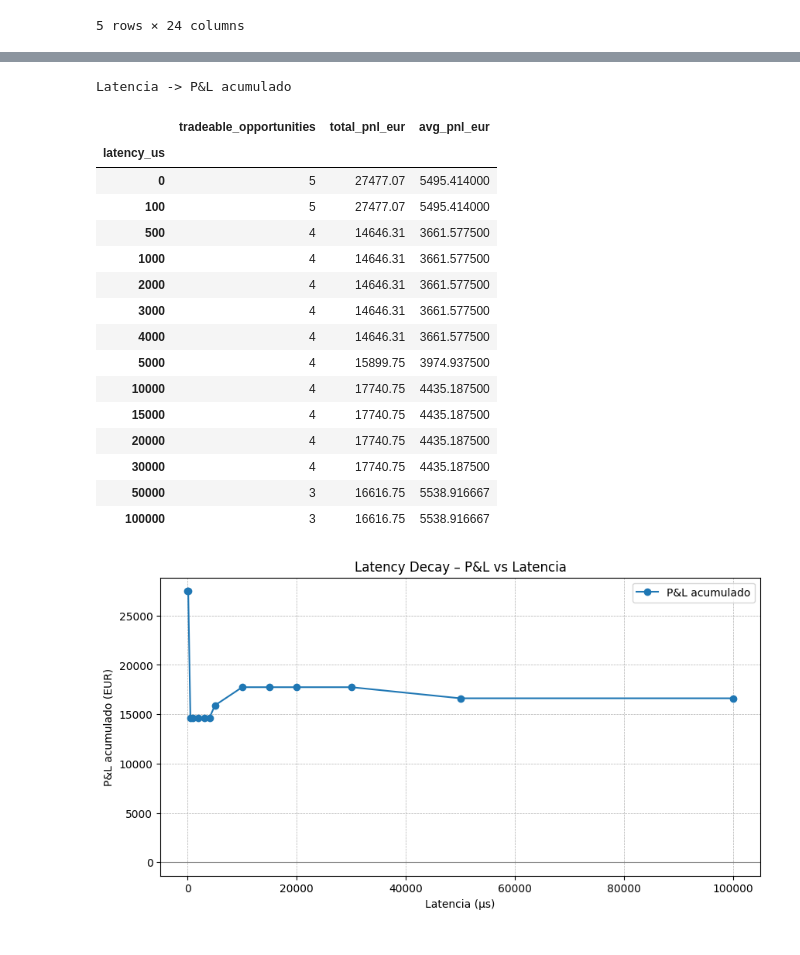
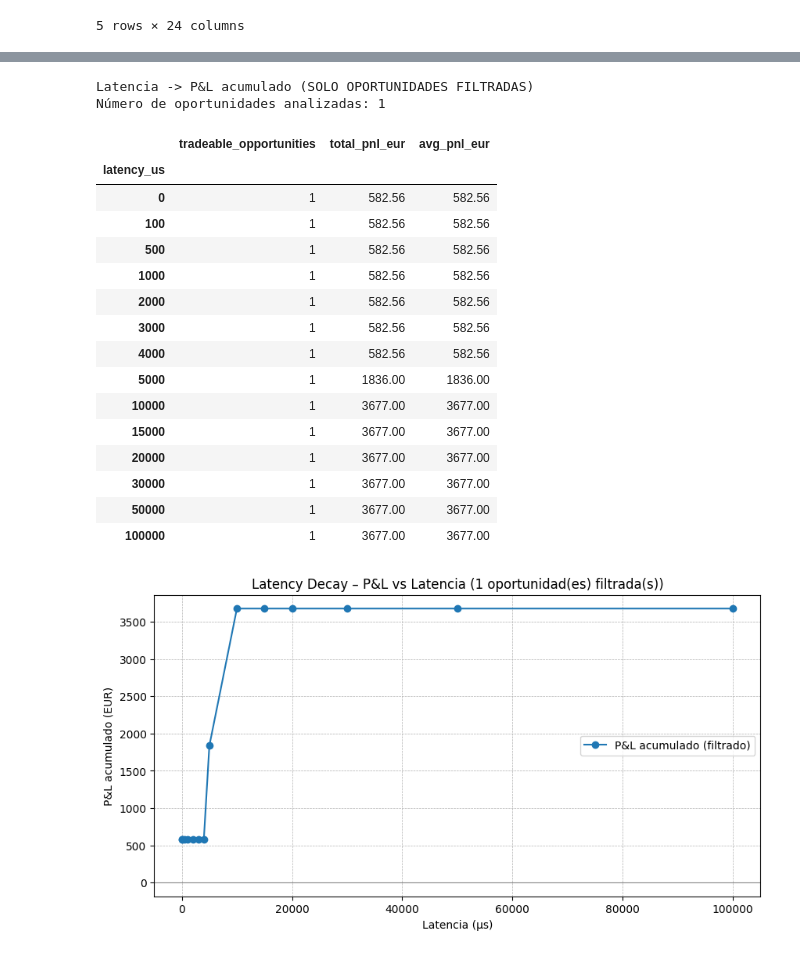
Before and after one commit to rodovilllapa210/PracticaRV, a Jupyter notebook: PracticaRV.ipynb, the cells around one changed output, grey strips where cells are left out. Drawn from its saved outputs; the diff is of its cells as text; code cells hidden in the pictures.

```diff
--- a/PracticaRV.ipynb
+++ b/PracticaRV.ipynb
@@ -427,0 +547,10 @@ P&L teórico (latencia 0, sin doble conteo): 27,477.07 €
+# %%
+# ---- CONFIGURACIÓN DE FILTROS PARA OPORTUNIDADES ----
+
+FILTER_CONFIG = {
+    "min_duration_ms": 5.0,          # duración mínima razonable
+    "max_duration_ms": 60_000.0,     # límite para stale quotes
+    "max_spread_eur": 50.0,          # spread máximo razonable
+    "min_tradable_qty": 5,           # mínimo aceptable
+    "depth_100_qty_max": 3,          # profundidad=100% pero qty pequeña → sospechoso
+}
@@ -427,0 +608,13 @@ P&L teórico (latencia 0, sin doble conteo): 27,477.07 €
+# %%
+opp_enriched, opp_kept, opp_dropped = enrich_and_filter_opportunities(opp_kept)
+
+print("=== RESUMEN FILTROS OPORTUNIDADES ===")
+print(f"Total oportunidades originales: {len(opp_kept)}")
+print(f"Total oportunidades aceptadas: {len(opp_kept)}")
+print(f"Total oportunidades descartadas: {len(opp_dropped)}")
+print()
+print(f"P&L original: {opp_kept['pnl_eur'].sum():,.2f} €")
+print(f"P&L filtrado: {opp_kept['pnl_eur'].sum():,.2f} €")
+print()
+print("Motivos de descarte (conteo):")
+print(opp_dropped['razones_descarte'].value_counts())
@@ -429,6 +658,7 @@ P&L teórico (latencia 0, sin doble conteo): 27,477.07 €
 # ---- Paso 4: Simulación de latencia ("Time Machine") ----
 # Regla: si detectamos la oportunidad en t0, solo podemos ejecutar en t0 + Δlatencia.
 # Este bloque evalúa distintos retrasos y recalcula el P&L disponible en esos instantes diferidos.
+# IMPORTANTE: Usamos opp_kept (oportunidades filtradas) en lugar de opportunities (todas las oportunidades)
 
 LATENCY_GRID_US = [0, 100, 500, 1_000, 2_000, 3_000, 4_000, 5_000, 10_000, 15_000, 20_000, 30_000, 50_000, 100_000]
 nbbo_sorted = nbbo.sort_index()
@@ -439,7 +669,7 @@ latency_details = []
 
 for latency_us in LATENCY_GRID_US:
     delay = pd.to_timedelta(latency_us, unit="us")
-    eval_ts = pd.DatetimeIndex(opportunities["start_ts"] + delay, name="ts")
+    eval_ts = pd.DatetimeIndex(opp_kept["start_ts"] + delay, name="ts")
 
     # Obtenemos el estado del libro en t0 + Δ (ffill = asumimos que la última actualización sigue vigente)
     delayed_state = nbbo_sorted.reindex(eval_ts, method="ffill")
@@ -457,8 +687,8 @@ for latency_us in LATENCY_GRID_US:
     latency_details.append(
         pd.DataFrame(
             {
-                "episode_id": opportunities["episode_id"].values,
-                "start_ts": opportunities["start_ts"].values,
+                "episode_id": opp_kept["episode_id"].values,
+                "start_ts": opp_kept["start_ts"].values,
                 "latency_us": latency_us,
                 "eval_ts": eval_ts.values,
                 "realized_pnl_eur": realized_pnl.values,
@@ -479,38 +709,40 @@ for latency_us in LATENCY_GRID_US:
 latency_curve = pd.DataFrame(latency_summaries).set_index("latency_us")
 latency_details_df = pd.concat(latency_details, ignore_index=True)
 
-print("\nLatencia -> P&L acumulado")
+print("\nLatencia -> P&L acumulado (SOLO OPORTUNIDADES FILTRADAS)")
+print(f"Número de oportunidades analizadas: {len(opp_kept)}")
 display(latency_curve)
 # %% [output]
-Latencia -> P&L acumulado
+Latencia -> P&L acumulado (SOLO OPORTUNIDADES FILTRADAS)
+Número de oportunidades analizadas: 1
 |  | tradeable_opportunities | total_pnl_eur | avg_pnl_eur |
 | latency_us |  |  |  |
-| 0 | 5 | 27477.07 | 5495.414000 |
-| 100 | 5 | 27477.07 | 5495.414000 |
-| 500 | 4 | 14646.31 | 3661.577500 |
-| 1000 | 4 | 14646.31 | 3661.577500 |
-| 2000 | 4 | 14646.31 | 3661.577500 |
-| 3000 | 4 | 14646.31 | 3661.577500 |
-| 4000 | 4 | 14646.31 | 3661.577500 |
-| 5000 | 4 | 15899.75 | 3974.937500 |
-| 10000 | 4 | 17740.75 | 4435.187500 |
-| 15000 | 4 | 17740.75 | 4435.187500 |
-| 20000 | 4 | 17740.75 | 4435.187500 |
-| 30000 | 4 | 17740.75 | 4435.187500 |
-| 50000 | 3 | 16616.75 | 5538.916667 |
-| 100000 | 3 | 16616.75 | 5538.916667 |
+| 0 | 1 | 582.56 | 582.56 |
+| 100 | 1 | 582.56 | 582.56 |
+| 500 | 1 | 582.56 | 582.56 |
+| 1000 | 1 | 582.56 | 582.56 |
+| 2000 | 1 | 582.56 | 582.56 |
+| 3000 | 1 | 582.56 | 582.56 |
+| 4000 | 1 | 582.56 | 582.56 |
+| 5000 | 1 | 1836.00 | 1836.00 |
+| 10000 | 1 | 3677.00 | 3677.00 |
+| 15000 | 1 | 3677.00 | 3677.00 |
+| 20000 | 1 | 3677.00 | 3677.00 |
+| 30000 | 1 | 3677.00 | 3677.00 |
+| 50000 | 1 | 3677.00 | 3677.00 |
+| 100000 | 1 | 3677.00 | 3677.00 |
 # %%
-# ---- Visualización: Curva latencia vs P&L acumulado ----
+# ---- Visualización: Curva latencia vs P&L acumulado (OPORTUNIDADES FILTRADAS) ----
 import matplotlib.pyplot as plt
 
 plt.figure(figsize=(10, 5))
-plt.plot(latency_curve.index, latency_curve["total_pnl_eur"], marker="o", label="P&L acumulado")
+plt.plot(latency_curve.index, latency_curve["total_pnl_eur"], marker="o", label="P&L acumulado (filtrado)")
 plt.axhline(0, color="grey", linewidth=0.8)
-plt.title("Latency Decay – P&L vs Latencia")
+plt.title(f"Latency Decay – P&L vs Latencia ({len(opp_kept)} oportunidad(es) filtrada(s))")
 plt.xlabel("Latencia (µs)")
 plt.ylabel("P&L acumulado (EUR)")
 plt.grid(True, which="both", linestyle="--", linewidth=0.5)
 plt.legend()
 plt.show()
 # %% [output]
-[figure, old version]
+[figure, new version]
```
Also changed, not shown: parts of 10 cells of this notebook, 3 other files.
